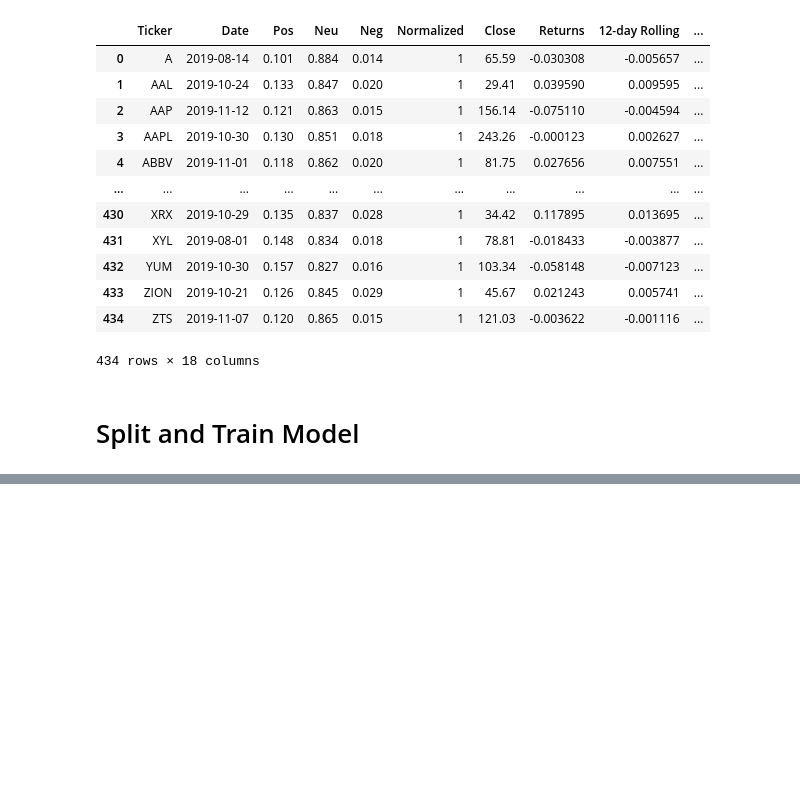
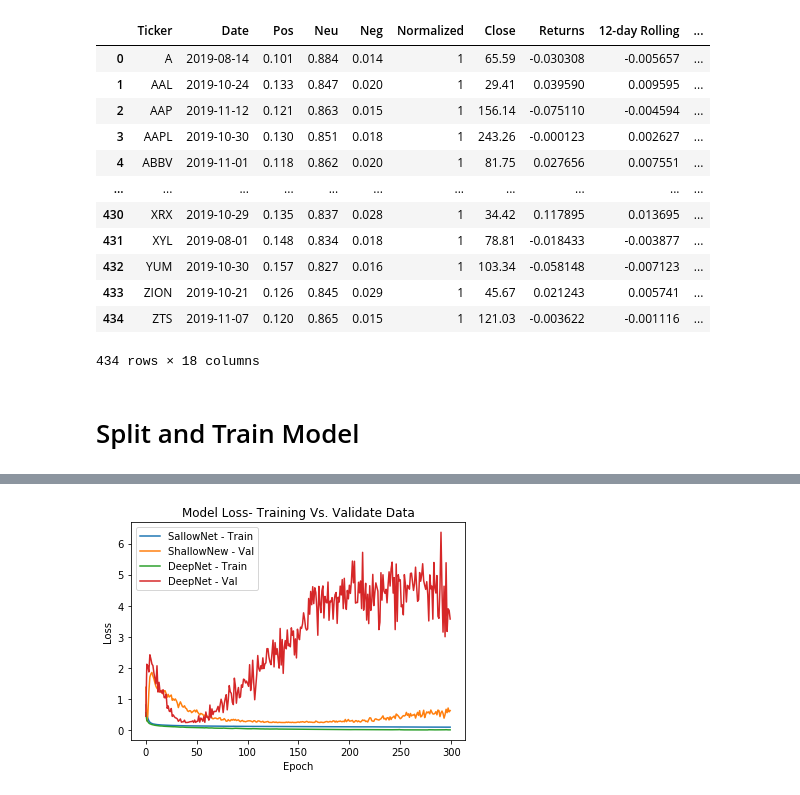
Before and after one commit to jcsoliman/Analysis-of-Stock-Price-Movements-Post-Earnings-Calls, a Jupyter notebook: TensorFlowML_Post3Days.ipynb, the cells around one changed output, grey strips where cells are left out. Saved outputs shown, nothing was run; the diff lists cells and outputs as text; code cells hidden in the pictures; blank space fills up the shorter version.

```diff
--- a/TensorFlowML_Post3Days.ipynb
+++ b/TensorFlowML_Post3Days.ipynb
@@ -115,3 +118,15 @@ plt.show()
+# %%
+plt.plot(model_1.history['loss'])
+plt.plot(model_1.history['val_loss'])
+plt.plot(model_2.history["loss"])
+plt.plot(model_2.history["val_loss"])
+plt.title("Model Loss- Training Vs. Validate Data")
+plt.ylabel('Loss')
+plt.xlabel('Epoch')
+plt.legend(["SallowNet - Train", "ShallowNew - Val",'DeepNet - Train','DeepNet - Val'])
+plt.show()
+# %% [output]
+[figure, added]
 # %%
 # Evaluate the model using linear testing data
 model_loss, model_accuracy = nn.evaluate(
```
Also changed, not shown: parts of 10 cells of this notebook, 9 other files.
